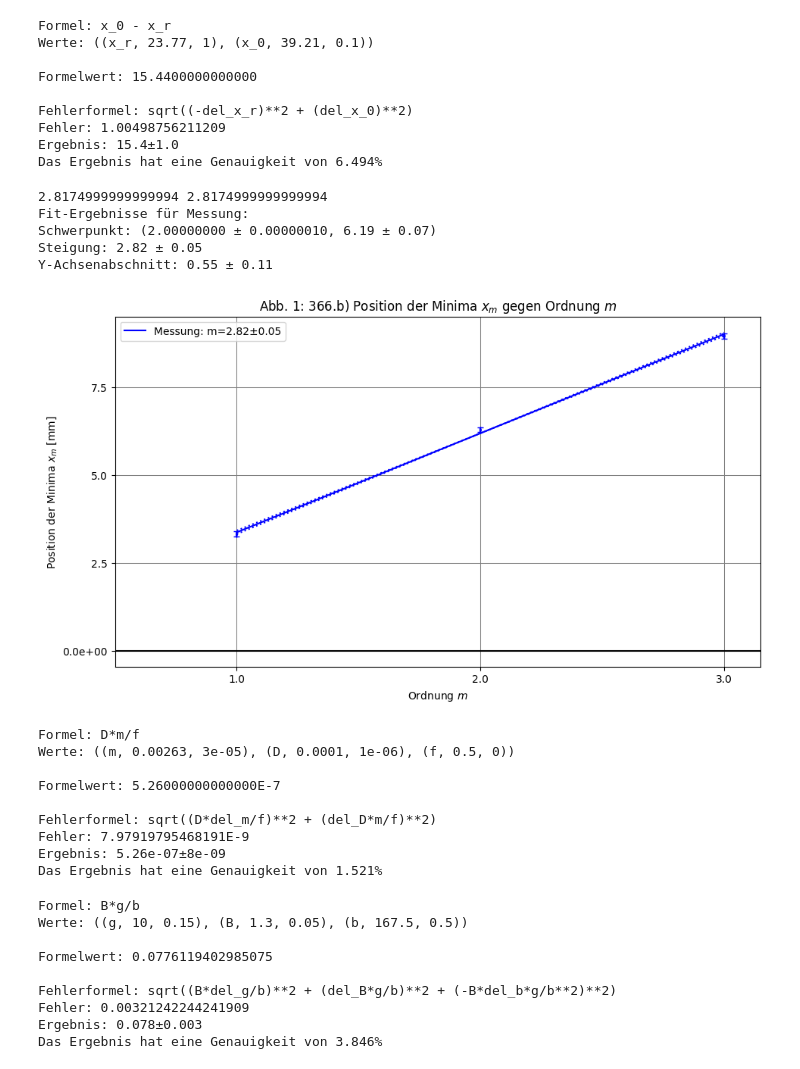
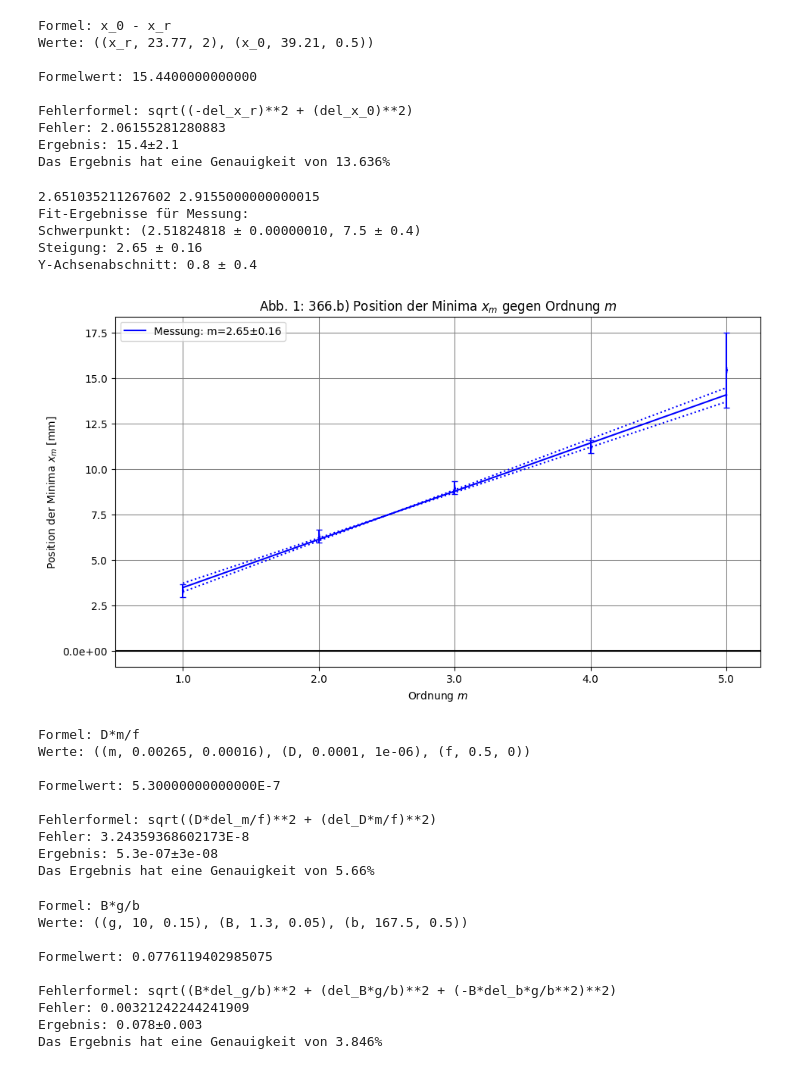
Before and after one commit to Patrixon0/data-analysis-plotting-tool, a Jupyter notebook: P3/Theo_Patrick/368/368_main.ipynb, the cells around one changed output. Saved outputs shown, nothing was run; the diff lists cells and outputs as text; code cells hidden in the pictures.

```diff
--- a/P3/Theo_Patrick/368/368_main.ipynb
+++ b/P3/Theo_Patrick/368/368_main.ipynb
@@ -72,69 +73,69 @@ Auswertung abgeschlossen. Ergebnisse wurden in 'b1_res.csv' gespeichert.
 
 var_names=[x_r, x_0]=sp.symbols('x_r x_0')
 formula=x_0 - x_r
-gaussian_error_propagation(formula, ((x_r,23.77,1),(x_0,39.21,0.1)))
+gaussian_error_propagation(formula, ((x_r,23.77,2),(x_0,39.21,0.5)))
 # %% [output]
 Formel: x_0 - x_r
-Werte: ((x_r, 23.77, 1), (x_0, 39.21, 0.1))
+Werte: ((x_r, 23.77, 2), (x_0, 39.21, 0.5))
 
 Formelwert: 15.4400000000000
 
 Fehlerformel: sqrt((-del_x_r)**2 + (del_x_0)**2)
-Fehler: 1.00498756211209
-Ergebnis: 15.4±1.0
-Das Ergebnis hat eine Genauigkeit von 6.494%
+Fehler: 2.06155281280883
+Ergebnis: 15.4±2.1
+Das Ergebnis hat eine Genauigkeit von 13.636%
 # %%
 geraden_fit(
     exp_nr='',
-    file_n='b1_res.csv',
+    file_n='b_plot.csv',
     title=r'Abb. 1: 366.b) Position der Minima $x_m$ gegen Ordnung $m$',
     x_label=r'Ordnung $m$',
     y_label=r'Position der Minima $x_m$ [mm]',
     save=True,
     length=11,
     height=6,
     x_axis=0,
     y_axis=0,
     x_min=0.5,
     x_major_ticks=1,   # Hauptticks alle 10 Einheiten
     # x_minor_ticks=0.5e-06,    # Nebenticks alle 1 Einheit
     y_major_ticks=2.5,
     # y_minor_ticks=0.01,
     legendlocation='best',
     y_labels=['Messung'],  # Provide labels for each dataset
     # y_markers=['o'],       # Optional: specify markers
     y_colors=['blue'], # Optional: specify colors
     x_decimal_places=0,
     y_decimal_places=2,
     plot_errors =  True,
     linear_fit=True,
     plot_y_inter=False,
     size = 1.3,
     focus_point = False
 )
 # %% [output]
-2.8174999999999994 2.8174999999999994
+2.651035211267602 2.9155000000000015
 Fit-Ergebnisse für Messung:
-Schwerpunkt: (2.00000000 ± 0.00000010, 6.19 ± 0.07)
-Steigung: 2.82 ± 0.05
-Y-Achsenabschnitt: 0.55 ± 0.11
+Schwerpunkt: (2.51824818 ± 0.00000010, 7.5 ± 0.4)
+Steigung: 2.65 ± 0.16
+Y-Achsenabschnitt: 0.8 ± 0.4
-[figure, old version]
+[figure, new version]
 # %%
 # Lambda bestimmen
 
 var_names=[m, D, f]=sp.symbols('m D f')
 formula=D * m / f
-gaussian_error_propagation(formula, ((m,0.00263,0.00003),(D,0.1 * 10**(-3),0.001 * 10**(-3)),(f,0.5,0)))
+gaussian_error_propagation(formula, ((m,0.00265,0.00016),(D,0.1 * 10**(-3),0.001 * 10**(-3)),(f,0.5,0)))
 # %% [output]
 Formel: D*m/f
-Werte: ((m, 0.00263, 3e-05), (D, 0.0001, 1e-06), (f, 0.5, 0))
+Werte: ((m, 0.00265, 0.00016), (D, 0.0001, 1e-06), (f, 0.5, 0))
 
-Formelwert: 5.26000000000000E-7
+Formelwert: 5.30000000000000E-7
 
 Fehlerformel: sqrt((D*del_m/f)**2 + (del_D*m/f)**2)
-Fehler: 7.97919795468191E-9
-Ergebnis: 5.26e-07±8e-09
-Das Ergebnis hat eine Genauigkeit von 1.521%
+Fehler: 3.24359368602173E-8
+Ergebnis: 5.3e-07±3e-08
+Das Ergebnis hat eine Genauigkeit von 5.66%
 # %%
 # 368.c
 
```
Also changed, not shown: parts of 1 cell of this notebook, 7 other files.
